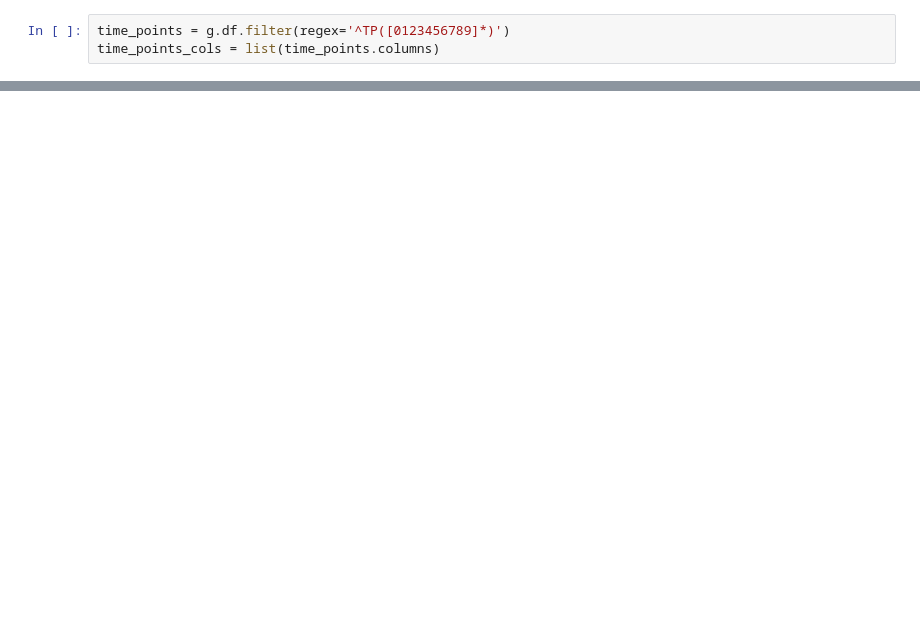
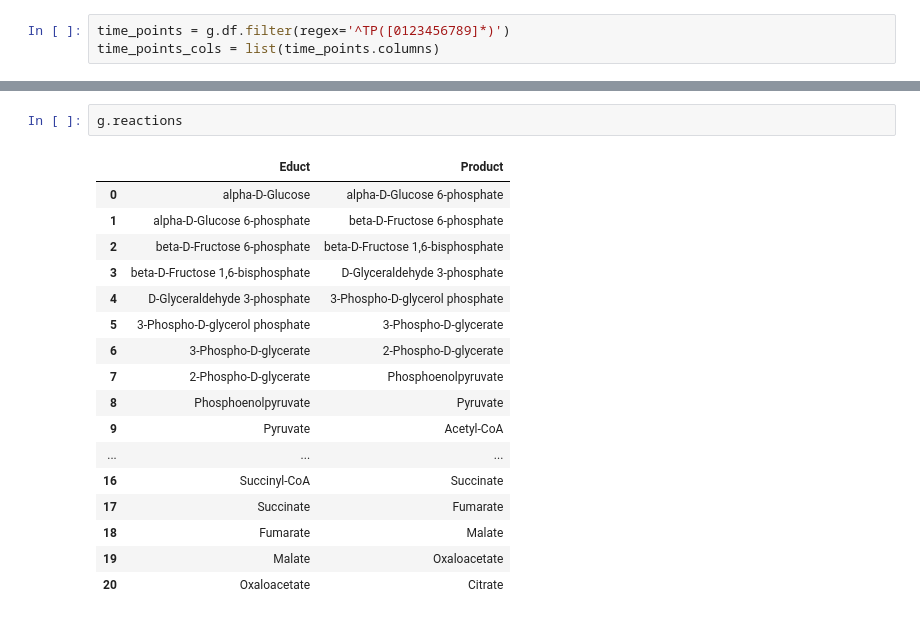
Before and after one commit to KosarL/jupyter_notebooks, a Jupyter notebook: E.coli rpip flux map_cor.ipynb, the cells around one changed output, grey strips where cells are left out. Cells and saved outputs as stored; diff of their text form; blank space fills up the shorter version.

```diff
--- a/E.coli rpip flux map_cor.ipynb
+++ b/E.coli rpip flux map_cor.ipynb
@@ -362,0 +236,20 @@ time_points_cols
+# %%
+g.reactions
+# %% [output]
+|  | Educt | Product |
+| 0 | alpha-D-Glucose | alpha-D-Glucose 6-phosphate |
+| 1 | alpha-D-Glucose 6-phosphate | beta-D-Fructose 6-phosphate |
+| 2 | beta-D-Fructose 6-phosphate | beta-D-Fructose 1,6-bisphosphate |
+| 3 | beta-D-Fructose 1,6-bisphosphate | D-Glyceraldehyde 3-phosphate |
+| 4 | D-Glyceraldehyde 3-phosphate | 3-Phospho-D-glycerol phosphate |
+| 5 | 3-Phospho-D-glycerol phosphate | 3-Phospho-D-glycerate |
+| 6 | 3-Phospho-D-glycerate | 2-Phospho-D-glycerate |
+| 7 | 2-Phospho-D-glycerate | Phosphoenolpyruvate |
+| 8 | Phosphoenolpyruvate | Pyruvate |
+| 9 | Pyruvate | Acetyl-CoA |
+| ... | ... | ... |
+| 16 | Succinyl-CoA | Succinate |
+| 17 | Succinate | Fumarate |
+| 18 | Fumarate | Malate |
+| 19 | Malate | Oxaloacetate |
+| 20 | Oxaloacetate | Citrate |
```
Also changed, not shown: parts of 15 cells of this notebook, 2 other files.
